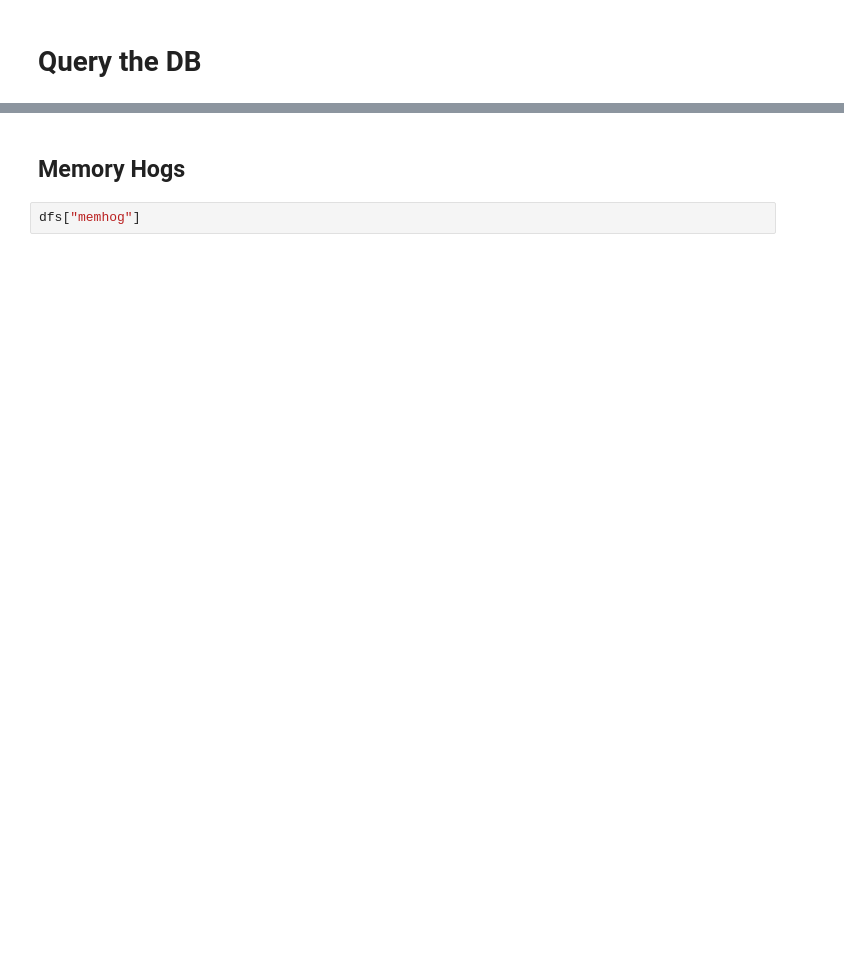
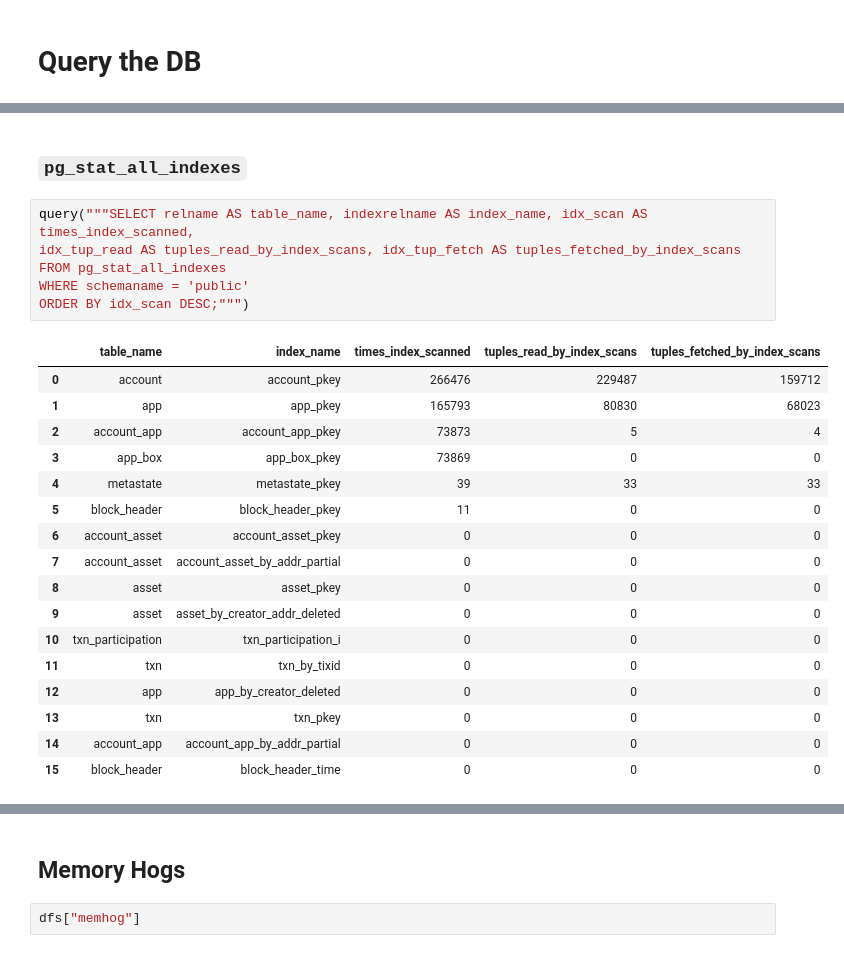
Before and after one commit to tzaffi/conduit, a Jupyter notebook: performance/pg_stats.ipynb, the cells around one changed output, grey strips where cells are left out. Cells and saved outputs as stored; diff of their text form; blank space fills up the shorter version.

```diff
--- a/performance/pg_stats.ipynb
+++ b/performance/pg_stats.ipynb
@@ -114,0 +148,26 @@ dfs = get_stats()
+# %% [markdown]
+### `pg_stat_all_indexes`
+# %%
+query("""SELECT relname AS table_name, indexrelname AS index_name, idx_scan AS times_index_scanned,
+idx_tup_read AS tuples_read_by_index_scans, idx_tup_fetch AS tuples_fetched_by_index_scans
+FROM pg_stat_all_indexes
+WHERE schemaname = 'public'
+ORDER BY idx_scan DESC;""")
+# %% [output]
+|  | table_name | index_name | times_index_scanned | tuples_read_by_index_scans | tuples_fetched_by_index_scans |
+| 0 | account | account_pkey | 266476 | 229487 | 159712 |
+| 1 | app | app_pkey | 165793 | 80830 | 68023 |
+| 2 | account_app | account_app_pkey | 73873 | 5 | 4 |
+| 3 | app_box | app_box_pkey | 73869 | 0 | 0 |
+| 4 | metastate | metastate_pkey | 39 | 33 | 33 |
+| 5 | block_header | block_header_pkey | 11 | 0 | 0 |
+| 6 | account_asset | account_asset_pkey | 0 | 0 | 0 |
+| 7 | account_asset | account_asset_by_addr_partial | 0 | 0 | 0 |
+| 8 | asset | asset_pkey | 0 | 0 | 0 |
+| 9 | asset | asset_by_creator_addr_deleted | 0 | 0 | 0 |
+| 10 | txn_participation | txn_participation_i | 0 | 0 | 0 |
+| 11 | txn | txn_by_tixid | 0 | 0 | 0 |
+| 12 | app | app_by_creator_deleted | 0 | 0 | 0 |
+| 13 | txn | txn_pkey | 0 | 0 | 0 |
+| 14 | account_app | account_app_by_addr_partial | 0 | 0 | 0 |
+| 15 | block_header | block_header_time | 0 | 0 | 0 |
```
Also changed, not shown: parts of 18 cells of this notebook, 1 other file.
